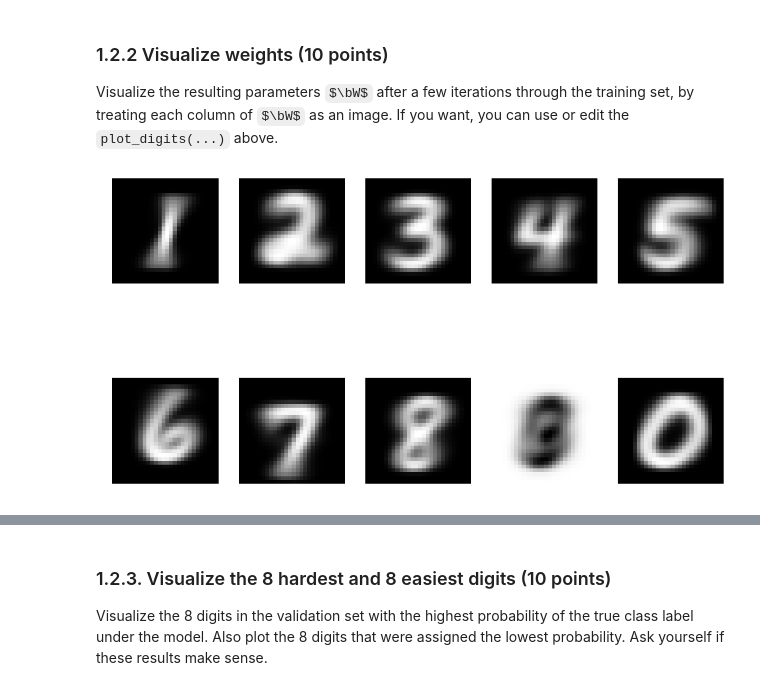
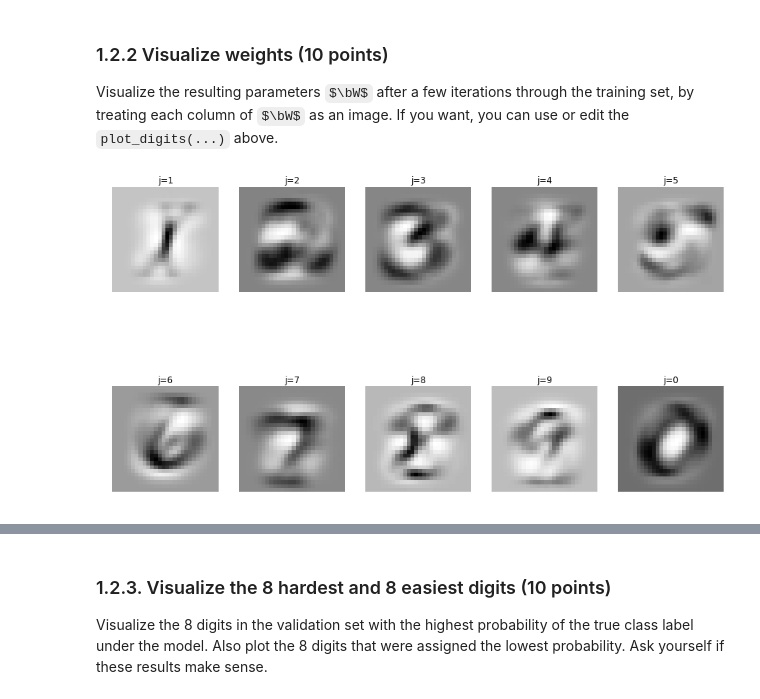
Before and after one commit to basveeling/ml1labs, a Jupyter notebook: Lab2.ipynb, the cells around one changed output, grey strips where cells are left out. Cells and saved outputs as stored; diff of their text form; code cells hidden in the pictures; some formulas as TeX source.

```diff
--- a/Lab2.ipynb
+++ b/Lab2.ipynb
@@ -263,9 +278,9 @@ print gradient_wrt_w, gradient_wrt_b
 Write a function `sgd_iter(x_train, t_train, w, b)` that performs one iteration of stochastic gradient descent (SGD), and returns the new weights. It should go through the trainingset once in randomized order, call `logreg_gradient(x, t, w, b)` for each datapoint to get the gradients, and update the parameters using a small learning rate (e.g. `1E-4`). Note that in this case we're maximizing the likelihood function, so we should actually performing gradient _ascent_..
 # %%
 def sgd_iter(x_train, t_train, w, b):
-    learning_rate = 10^(-4) # Learning rate of 1E-4
+    learning_rate = 10**(-4) # Learning rate of 1E-4
     rand_index = np.random.permutation(x_train.shape[0])
-    print rand_index.shape;
+
     for n in rand_index:
         gradient_wrt_w, gradient_wrt_b = logreg_gradient(x_train[n], t_train[n], w, b)
         w = w + learning_rate*gradient_wrt_w
@@ -277,21 +292,22 @@ def sgd_iter(x_train, t_train, w, b):
 ### 1.2.1 Train (10 points)
 Perform a handful of training iterations through the trainingset. Plot (in one graph) the conditional log-probability of the trainingset and validation set after each iteration.
 # %%
-def train(x_train,t_train,x_valid,t_valid):
-    iters = 5
+def train(x_train,t_train,x_valid,t_valid,iters):
     M = 784
     #initialize weights
-    w = np.random.sample([M, 10])
-    b = np.random.sample(10)
-
-    plot_likelihoods = np.zeros(iters);
+#     w = np.random.sample([M, 10])
+#     b = np.random.sample(10)
+    w = np.zeros([M, 10])
+    b = np.zeros(10)
+    plot_likelihoods = np.zeros([iters,2]);
 
     for i in range(iters):
         w, b = sgd_iter(x_train, t_train, w, b)
-        plot_likelihoods[i] = total_log_prob(w, b, x_train, t_train)
+        plot_likelihoods[i,0] = total_log_prob(w, b, x_train, t_train)
+        plot_likelihoods[i,1] = total_log_prob(w, b, x_valid, t_valid)
+        print "Iteration "+str(i)+" done. current train-likelihood = " + str(plot_likelihoods[i,0]) + ". Current valid-likelihood = " + str(plot_likelihoods[i,1])
 
-    np.pyplot.plot(iters, plot_likelihoods)
-
+    return w,b,plot_likelihoods
 
 def total_log_prob(w, b, x, t):
     K = 10; # number of classes
@@ -311,11 +327,11 @@ def total_log_prob(w, b, x, t):
         log_p = log_p.T
         total_log_likelihood = total_log_likelihood + log_p[t[i]]
 
-#         print log_p
     return total_log_likelihood
-
-# train(x_train,t_train,x_valid,t_valid)
-w = np.random.sample([M, 10])
-b = np.random.sample(10)
-w_trained, b_trained = sgd_iter(x_train, t_train, w, b)
-# print total_log_prob(w_trained, b_trained, x_train, t_train)
+# %%
+iters = 5
+w_trained, b_trained, plot_likelihoods = train(x_train,t_train,x_valid,t_valid,iters)
+plt.plot(range(iters),plot_likelihoods[:,0],'o-',label='Train');
+plt.plot(range(iters),plot_likelihoods[:,1],'o-',label='Valid');
+plt.legend();
+plt.show();
@@ -325,16 +348,16 @@ Visualize the resulting parameters $\bW$ after a few iterations through the trai
 # %%
 
 def plot_weights(w, numcols, shape=(28,28)):
     numdigits = w.shape[1]
     numrows = int(numdigits/numcols)
     figure(figsize=(15,9), dpi=72)
     for i in range(numdigits):
         plt.subplot(numrows, numcols, i)
         plt.axis('off')
+        plt.title('j='+str(i));
         plt.imshow(w[:,i].reshape(shape), interpolation='nearest', cmap='Greys')
 
     plt.show()
-
 plot_weights(w_trained, numcols=5)
 # %% [output]
-[figure, old version]
+[figure, new version]
```
Also changed, not shown: parts of 6 cells of this notebook.
